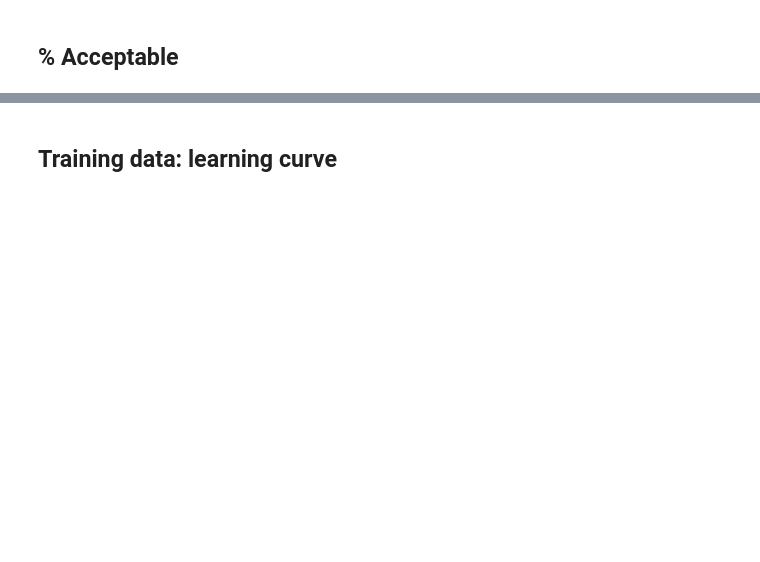
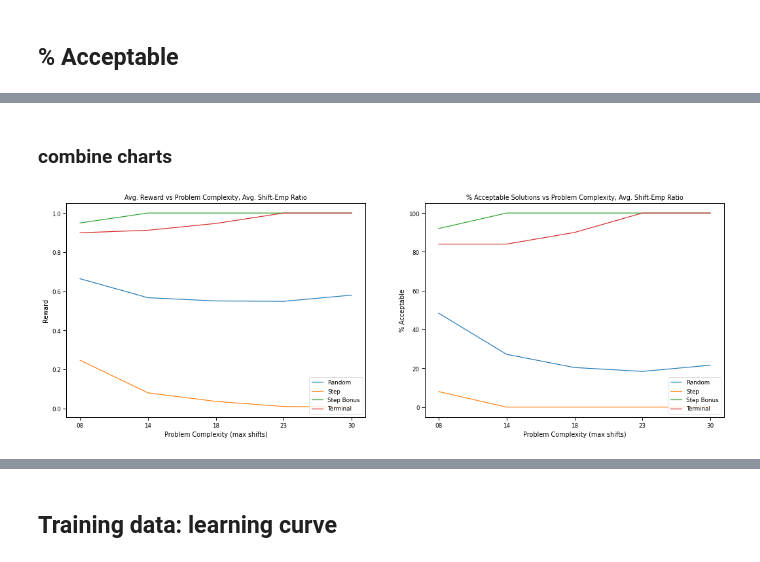
Before and after one commit to benplatten/UvA_MSc_Thesis, a Jupyter notebook: dev/reporting.ipynb, the cells around one changed output, grey strips where cells are left out. Cells and saved outputs as stored; diff of their text form; code cells hidden in the pictures; blank space fills up the shorter version.

```diff
--- a/dev/reporting.ipynb
+++ b/dev/reporting.ipynb
@@ -64,17 +134,19 @@ def AverageRewardvsProblemComplexityData(data):
                 data['set'] == 'shifts_medium_ratio_mixed',
                 data['set'] == 'shifts_hard_ratio_mixed',
                 data['set'] == 'shifts_extrahard_ratio_mixed',
-                data['set'] == 'shifts_easy_ratio_above',
-                data['set'] == 'shifts_medium_ratio_above',
-                data['set'] == 'shifts_hard_ratio_above',
-                data['set'] == 'shifts_extrahard_ratio_above',
+                data['set'] == 'shifts_xxhard_ratio_mixed',
+                # data['set'] == 'shifts_easy_ratio_above',
+                # data['set'] == 'shifts_medium_ratio_above',
+                # data['set'] == 'shifts_hard_ratio_above',
+                # data['set'] == 'shifts_extrahard_ratio_above',
             ]
-    outputs = [1,2,3,4,5,6,7,8]
-    #outputs = ['Max Shifts 8',]
+    #outputs = [1,2,3,4,5,6,7,8]
+    #outputs = ['Max shifts 08', 'Max shifts 14','Max shifts 18','Max shifts 23','Max shifts 30']
+    outputs = ['08',14,18,23,30]
     X = np.select(conditions, outputs, 'Other')
-    data['Problem Complexity'] = X
+    data['Problem Complexity (max shifts)'] = X
 
-    hmm = data.groupby(['Reward Function','Problem Complexity']).agg({
+    hmm = data.groupby(['Reward Function','Problem Complexity (max shifts)']).agg({
                                         'Reward':'mean'
                                         }).reset_index()
 
@@ -143,0 +324,18 @@ plt.xticks(rotation=45)
+# %% [markdown]
+### combine charts
+# %%
+## Average ratio
+name='combined_average'
+title = 'Avg. Reward vs Problem Complexity, Avg. Shift-Emp Ratio'
+title2 = '% Acceptable Solutions vs Problem Complexity, Avg. Shift-Emp Ratio'
+
+fig, ax =plt.subplots(1,2,figsize=(18, 6), gridspec_kw={'width_ratios': [1, 1]})
+sns.lineplot(x="Problem Complexity (max shifts)", y="Reward", hue="Reward Function", data=ARvPC_data, ax=ax[0]).set_title(title)
+sns.lineplot(x="Problem Complexity (max shifts)", y="% Acceptable", hue="Reward Function", data=chart_data4, ax=ax[1]).set_title(title2)
+ax[0].legend(loc='lower right')
+ax[1].legend(loc='lower right')
+#fig.show()
+
+fig.savefig(f"{plots}{name}.png",bbox_inches='tight')
+# %% [output]
+[figure, added]
```
Also changed, not shown: parts of 30 cells of this notebook, 25 other files.
